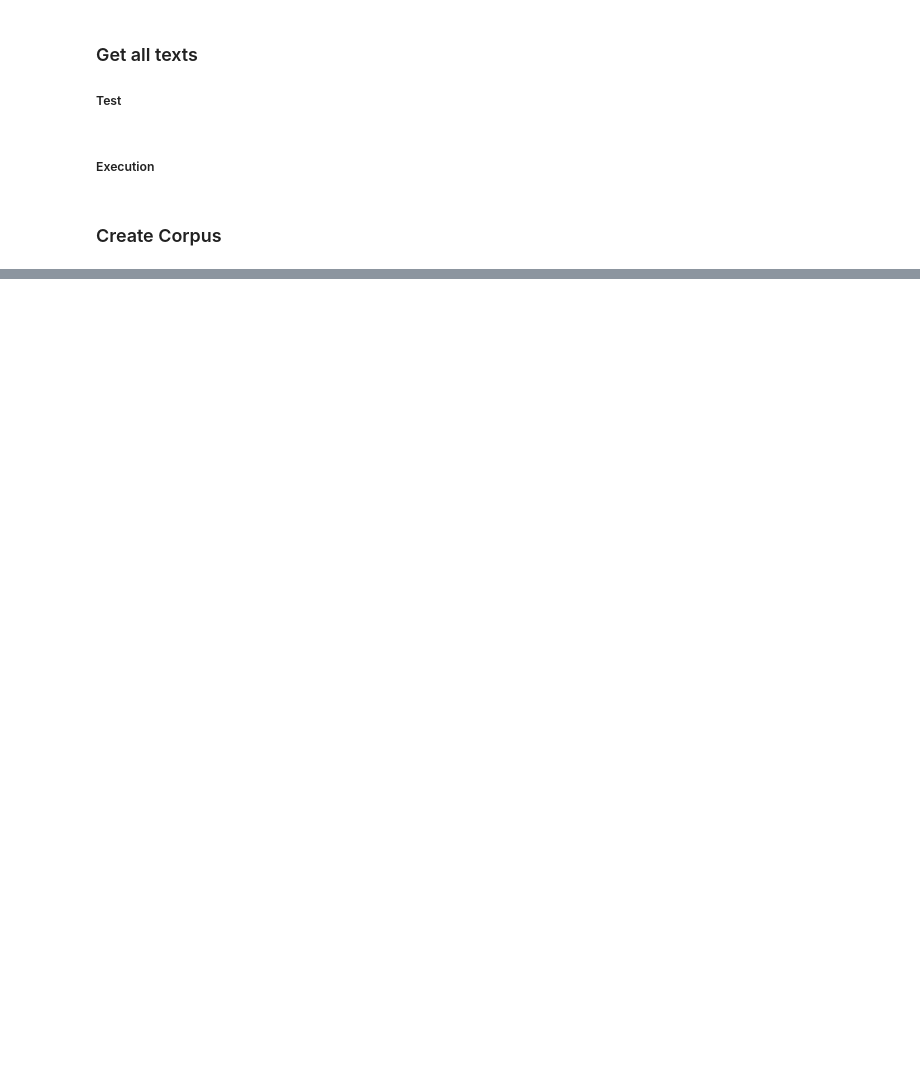
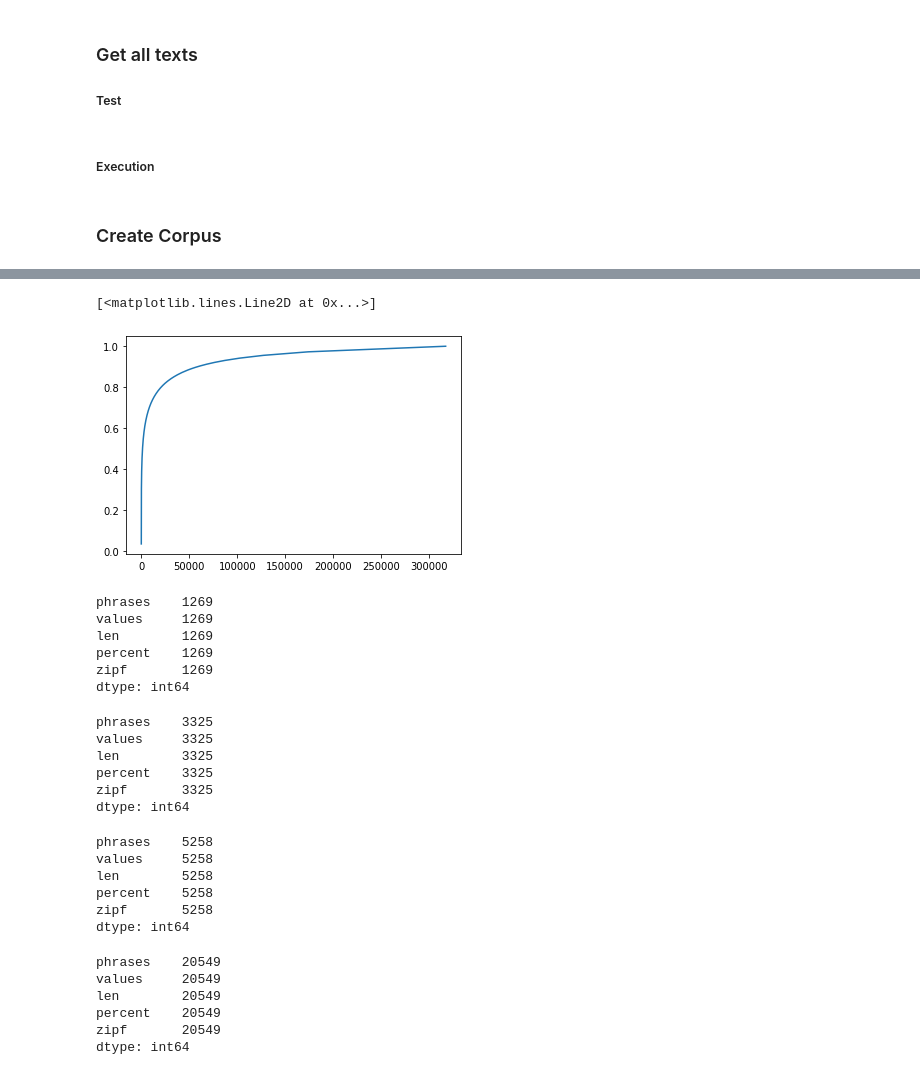
Before and after one commit to crawftv/latin_project, a Jupyter notebook: scrape persues.ipynb, the cells around one changed output, grey strips where cells are left out. Saved outputs shown, nothing was run; the diff lists cells and outputs as text; code cells hidden in the pictures; blank space fills up the shorter version.

```diff
--- a/scrape persues.ipynb
+++ b/scrape persues.ipynb
@@ -330,0 +317,4 @@ outfile.close()
+# %%
+num_words = words_df["values"].sum()
+words_df["percent"] = words_df["values"]/num_words
+words_df["zipf"] = words_df["percent"].cumsum()
@@ -330,0 +332,41 @@ outfile.close()
+# %%
+plt.plot(words_df["zipf"].values)
+# %% [output]
+[<matplotlib.lines.Line2D at 0x...>]
+[figure, added]
+# %%
+words_df[words_df["zipf"]<=.5].count()
+# %% [output]
+phrases    1269
+values     1269
+len        1269
+percent    1269
+zipf       1269
+dtype: int64
+# %%
+words_df[words_df["zipf"]<=.6].count()
+# %% [output]
+phrases    3325
+values     3325
+len        3325
+percent    3325
+zipf       3325
+dtype: int64
+# %%
+words_df[words_df["zipf"]<=.65].count()
+# %% [output]
+phrases    5258
+values     5258
+len        5258
+percent    5258
+zipf       5258
+dtype: int64
+# %%
+words_df[words_df["zipf"]<=.8].count()
+# %% [output]
+phrases    20549
+values     20549
+len        20549
+percent    20549
+zipf       20549
+dtype: int64
```
Also changed, not shown: parts of 35 cells of this notebook, 3 other files.
